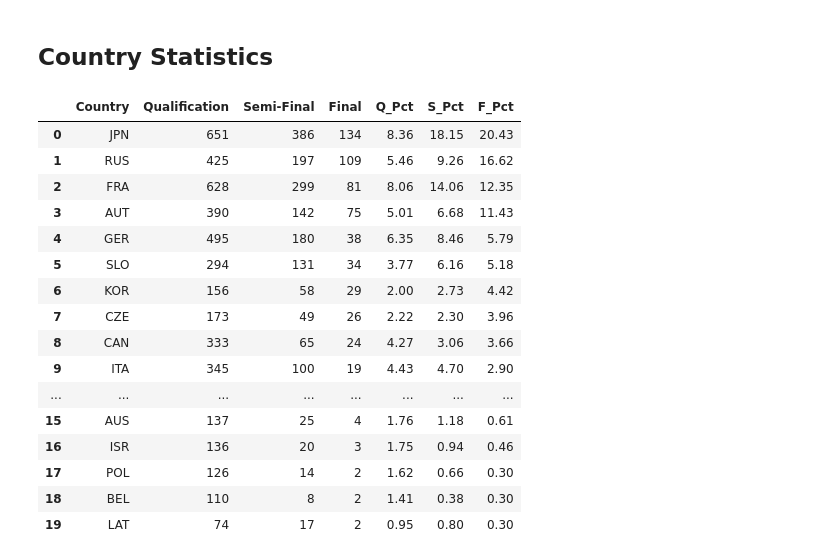
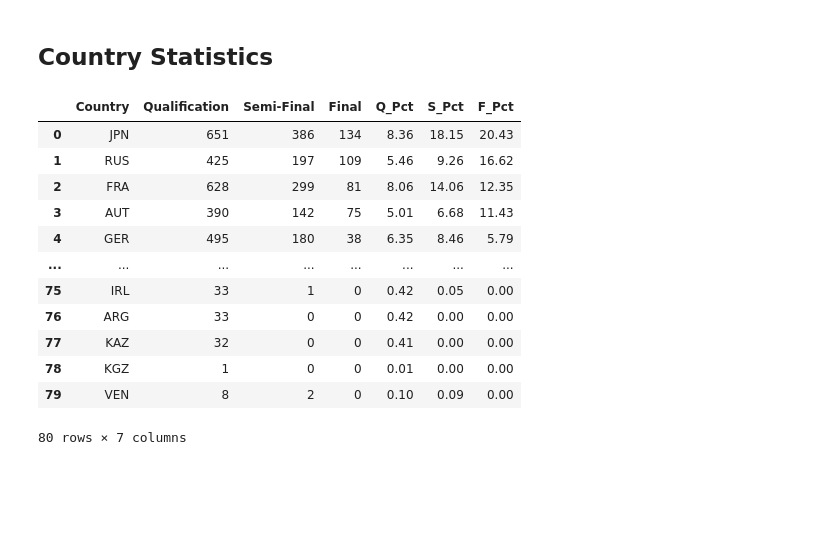
Before and after one commit to noah-kg/scraping-IFSC-website-via-selenium, a Jupyter notebook: IFSC Scraper.ipynb, the cells around one changed output. Cells and saved outputs as stored; diff of their text form; code cells hidden in the pictures; blank space fills up the shorter version.

```diff
--- a/IFSC Scraper.ipynb
+++ b/IFSC Scraper.ipynb
@@ -674,40 +676,40 @@ comp_appearances.to_csv(file)
 # %% [markdown]
 ## Country Statistics
 # %%
-country_appearances = pd.DataFrame()
-country_appearances['Country'] = comp_appearances['Country'].unique()
+def get_bouldering_country_stats(df):
+    clean_df = pd.DataFrame()
+    clean_df['Country'] = df['Country'].unique()
 
-# Counts number of appearances per round per country
-qual_all = df.groupby(['Country'])['Qualification'].count()
-semi_app = df.groupby(['Country'])['Semi-Final'].count()
-final_app = df.groupby(['Country'])['Final'].count()
+    # Counts number of appearances per round per country
+    qual_all = df.groupby(['Country'])['Qualification'].count()
+    semi_app = df.groupby(['Country'])['Semi-Final'].count()
+    final_app = df.groupby(['Country'])['Final'].count()
 
-# Merges the above with our previous dataframe
-country_appearances = pd.merge(pd.merge(qual_all, semi_app , left_on='Country', right_index=True),
-                               final_app, left_on='Country', right_index=True)
+    # Merges the above with our previous dataframe
+    clean_df = pd.merge(pd.merge(qual_all, semi_app , left_on='Country', right_index=True),
+                  final_app, left_on='Country', right_index=True)
 
-# Calculates percentages of appearances vs total events
-country_appearances = country_appearances.sort_values('Final', ascending=False).reset_index()
-country_appearances['Q_Pct'] = round((country_appearances['Qualification'] / country_appearances['Qualification'].sum()) * 100, 2)
-country_appearances['S_Pct'] = round((country_appearances['Semi-Final'] / country_appearances['Semi-Final'].sum()) * 100, 2)
-country_appearances['F_Pct'] = round((country_appearances['Final'] / country_appearances['Final'].sum()) * 100, 2)
-country_appearances.head(20)
+    # Calculates percentages of appearances vs total events
+    clean_df = clean_df.sort_values('Final', ascending=False).reset_index()
+    clean_df['Q_Pct'] = round((clean_df['Qualification'] / clean_df['Qualification'].sum()) * 100, 2)
+    clean_df['S_Pct'] = round((clean_df['Semi-Final'] / clean_df['Semi-Final'].sum()) * 100, 2)
+    clean_df['F_Pct'] = round((clean_df['Final'] / clean_df['Final'].sum()) * 100, 2)
+    return clean_df
-# %% [output]
-|  | Country | Qualification | Semi-Final | Final | Q_Pct | S_Pct | F_Pct |
-| 0 | JPN | 651 | 386 | 134 | 8.36 | 18.15 | 20.43 |
-| 1 | RUS | 425 | 197 | 109 | 5.46 | 9.26 | 16.62 |
-| 2 | FRA | 628 | 299 | 81 | 8.06 | 14.06 | 12.35 |
-| 3 | AUT | 390 | 142 | 75 | 5.01 | 6.68 | 11.43 |
-| 4 | GER | 495 | 180 | 38 | 6.35 | 8.46 | 5.79 |
-| 5 | SLO | 294 | 131 | 34 | 3.77 | 6.16 | 5.18 |
-| 6 | KOR | 156 | 58 | 29 | 2.00 | 2.73 | 4.42 |
-| 7 | CZE | 173 | 49 | 26 | 2.22 | 2.30 | 3.96 |
-| 8 | CAN | 333 | 65 | 24 | 4.27 | 3.06 | 3.66 |
-| 9 | ITA | 345 | 100 | 19 | 4.43 | 4.70 | 2.90 |
-| ... | ... | ... | ... | ... | ... | ... | ... |
-| 15 | AUS | 137 | 25 | 4 | 1.76 | 1.18 | 0.61 |
-| 16 | ISR | 136 | 20 | 3 | 1.75 | 0.94 | 0.46 |
-| 17 | POL | 126 | 14 | 2 | 1.62 | 0.66 | 0.30 |
-| 18 | BEL | 110 | 8 | 2 | 1.41 | 0.38 | 0.30 |
-| 19 | LAT | 74 | 17 | 2 | 0.95 | 0.80 | 0.30 |
+# %%
+boulder_men_country_stats = get_bouldering_country_stats(boulder_men_all_results)
+boulder_men_country_stats
+# %% [output]
+|  | Country | Qualification | Semi-Final | Final | Q_Pct | S_Pct | F_Pct |
+| 0 | JPN | 651 | 386 | 134 | 8.36 | 18.15 | 20.43 |
+| 1 | RUS | 425 | 197 | 109 | 5.46 | 9.26 | 16.62 |
+| 2 | FRA | 628 | 299 | 81 | 8.06 | 14.06 | 12.35 |
+| 3 | AUT | 390 | 142 | 75 | 5.01 | 6.68 | 11.43 |
+| 4 | GER | 495 | 180 | 38 | 6.35 | 8.46 | 5.79 |
+| ... | ... | ... | ... | ... | ... | ... | ... |
+| 75 | IRL | 33 | 1 | 0 | 0.42 | 0.05 | 0.00 |
+| 76 | ARG | 33 | 0 | 0 | 0.42 | 0.00 | 0.00 |
+| 77 | KAZ | 32 | 0 | 0 | 0.41 | 0.00 | 0.00 |
+| 78 | KGZ | 1 | 0 | 0 | 0.01 | 0.00 | 0.00 |
+| 79 | VEN | 8 | 2 | 0 | 0.10 | 0.09 | 0.00 |
+80 rows × 7 columns
 # %%
```
Also changed, not shown: parts of 16 cells of this notebook.
